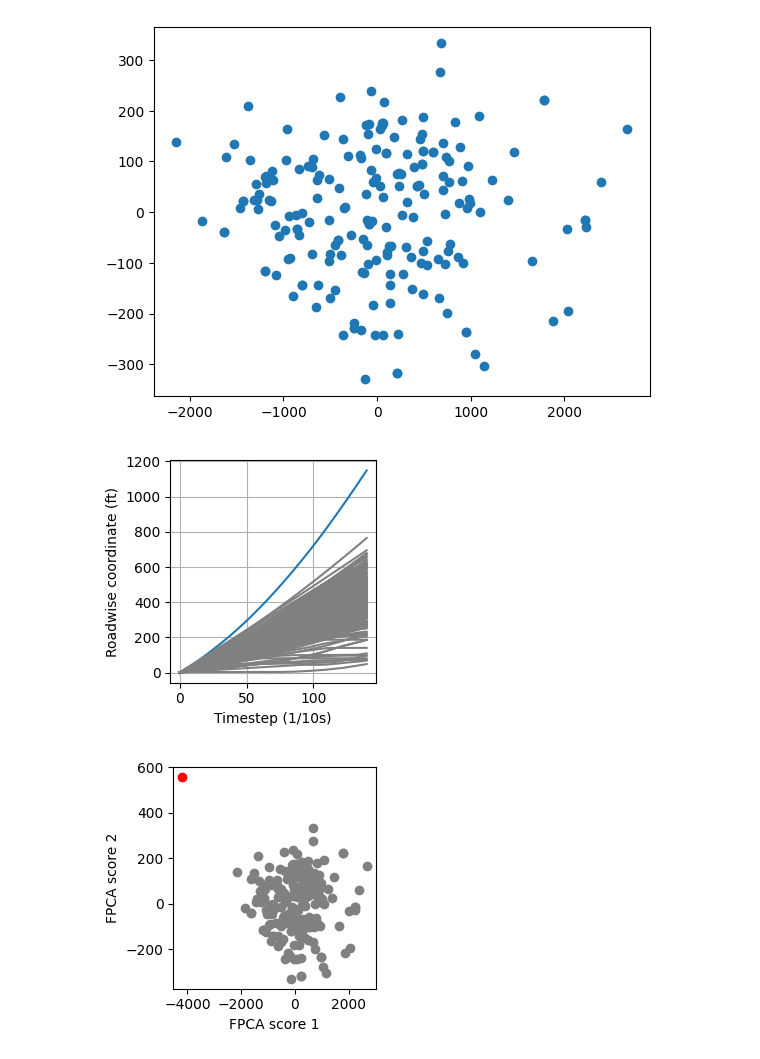
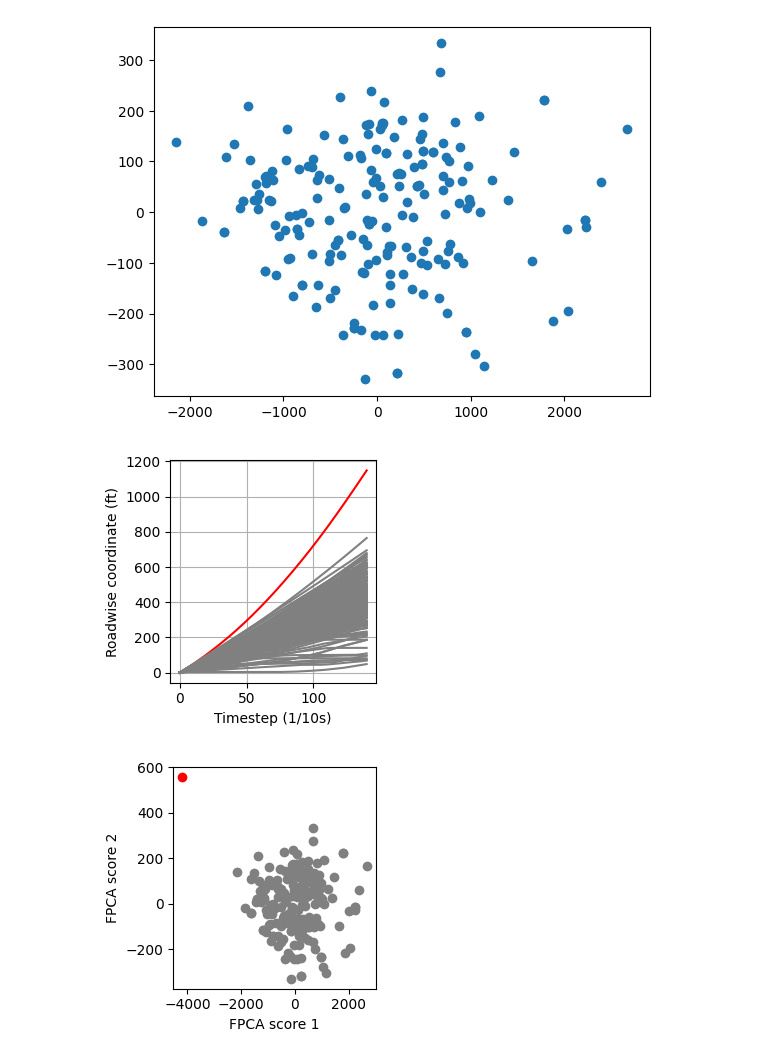
Before and after one commit to thinhhoang95/anomaly-detection-ngsim2, a Jupyter notebook: klt_paper/anomaly_detection.ipynb, the cells around one changed output. Drawn from its saved outputs; the diff is of its cells as text; code cells hidden in the pictures.

```diff
--- a/klt_paper/anomaly_detection.ipynb
+++ b/klt_paper/anomaly_detection.ipynb
@@ -55,17 +55,17 @@ anom_score = fpca_scores[0,:] + np.array([-3000, 500, 0, 0, 0])
 # %%
 # Plot the corresponding trajectory
 plt.figure(figsize=(3,3))
-plt.plot(fpca_discretized_rw.inverse_transform(anom_score).data_matrix[0,:])
+plt.plot(fpca_discretized_rw.inverse_transform(anom_score).data_matrix[0,:], c='r')
 # Plot all trajectories
 for traj in range(y_vec.shape[0]):
     plt.plot(y_vec[traj], color='gray')
 plt.xlabel('Timestep (1/10s)')
 plt.ylabel('Roadwise coordinate (ft)')
 plt.grid(True)
 plt.tight_layout()
 plt.savefig('anomaly_traj.pdf')
 # %% [output]
-[figure, old version]
+[figure, new version]
 # %%
 plt.figure(figsize=(3,3))
 plt.scatter(anom_score[0], anom_score[1], color='red')
```
Also changed, not shown: 12 other files.
